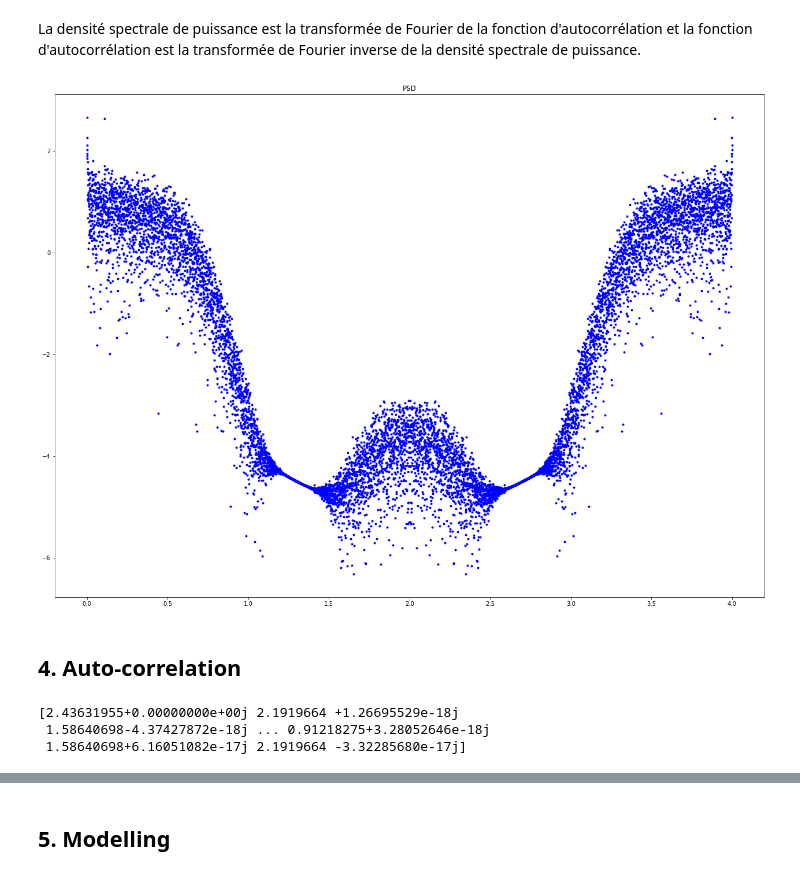
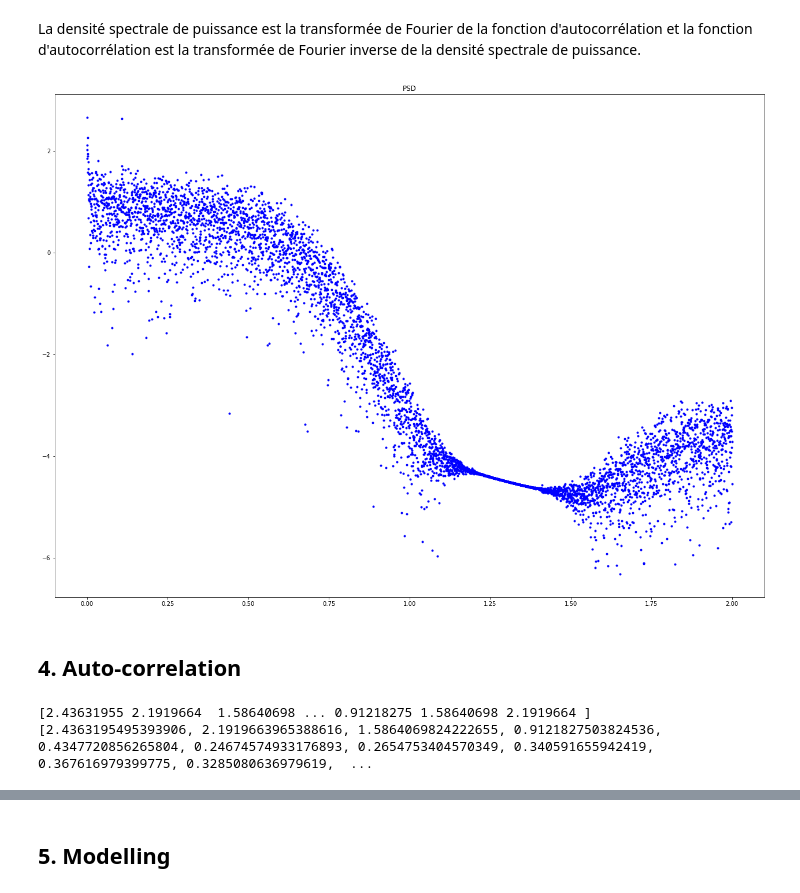
Before and after one commit to nmendiboure/Stochastic_calculus_Project, a Jupyter notebook: Calcul_stochastique_livrable.ipynb, the cells around one changed output, grey strips where cells are left out. Saved outputs shown, nothing was run; the diff lists cells and outputs as text; code cells hidden in the pictures.

```diff
--- a/Calcul_stochastique_livrable.ipynb
+++ b/Calcul_stochastique_livrable.ipynb
@@ -253,11 +253,11 @@ N2 = int(N/2)+1
 n  = range(N2) # this goes from 0 to N/2 if even, and from 0 to (N-1)/2 if odd
 # %%
 plt.figure(figsize=(22, 16))
-plt.plot(f,np.log10(S),'bo', marker = '.', linewidth = 0.5)
+plt.plot(f[n],np.log10(S[n]),'bo', marker = '.', linewidth = 0.5)
 plt.title("PSD")
 plt.show()
 # %% [output]
-[figure, old version]
+[figure, new version]
 # %% [markdown]
 ## 4. Auto-correlation
 # %%
@@ -266,11 +266,13 @@ def autocorrel(S):
 # %%
 K = autocorrel(S)
 # %%
-print(K)
+print(np.real(K))
+K_reel=list(np.real(K))
+len(K_reel)
+print(K_reel)
 # %% [output]
-[2.43631955+0.00000000e+00j 2.1919664 +1.26695529e-18j
- 1.58640698-4.37427872e-18j ... 0.91218275+3.28052646e-18j
- 1.58640698+6.16051082e-17j 2.1919664 -3.32285680e-17j]
+[2.43631955 2.1919664  1.58640698 ... 0.91218275 1.58640698 2.1919664 ]
+[2.4363195495393906, 2.1919663965388616, 1.5864069824222655, 0.9121827503824536, 0.4347720856265804, 0.24674574933176893, 0.2654753404570349, 0.340591655942419, 0.367616979399775, 0.3285080636979619,  ...
 # %%
 plt.figure(figsize=(22, 16))
 plt.plot(xnew, K, marker = '.', linewidth = 0.5) # uncoment to plot the whole PSD
```
Also changed, not shown: parts of 10 cells of this notebook.
